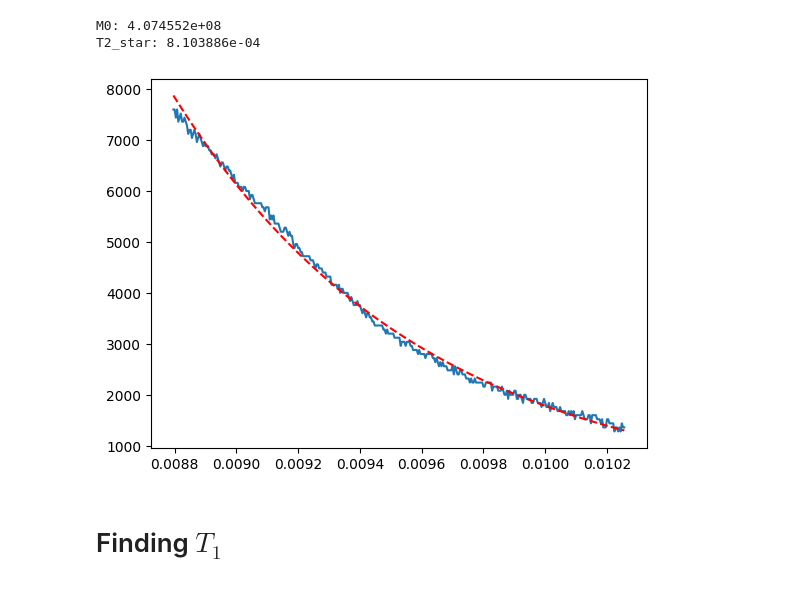
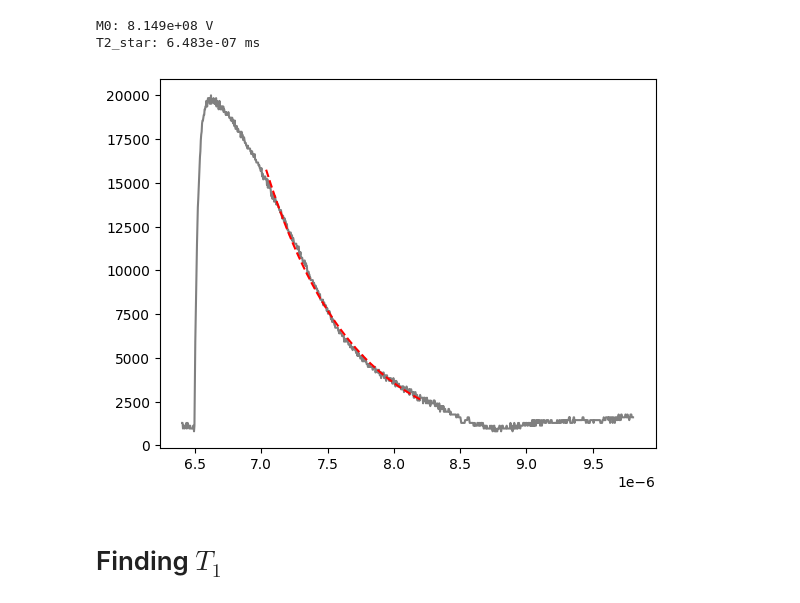
Before and after one commit to benjaminorthner/quantumlab, a Jupyter notebook: nmr/nmr.ipynb, the cells around one changed output. Drawn from its saved outputs; the diff is of its cells as text; code cells hidden in the pictures.

Commit message:
fixed some units

```diff
--- a/nmr/nmr.ipynb
+++ b/nmr/nmr.ipynb
@@ -11,31 +7,39 @@ dataframe = dataframe.astype(float)
 # %%
+dataframe = read_csv("T2_stern_01.csv", names=["Tau","Volt"])
+dataframe.drop(dataframe.index[[0,1,2]], inplace=True)
+dataframe = dataframe.astype(float)
+
 data = dataframe.values
-x, y = data[:, 0], data[:, 1]
+x, y = data[2000:-1000, 0], data[2000:-1000, 1]
+
+# adjust units
+x *= 8e8 * 1e-12
+y *= 2e6 * 1e-6
 
 # Trim out noise and start from max + trim_front
 trim_front = 130
-trim_back = 1500
+trim_back = 500
 
 maxindex = np.where(y == max(y))[0][0]
-x, y = x[maxindex+trim_front:-trim_back], y[maxindex+trim_front:-trim_back]
+x_trim, y_trim = x[maxindex+trim_front:-trim_back], y[maxindex+trim_front:-trim_back]
 
 # define the true function
 def T2_function(t, M0, T2_star):
 	return M0 * np.exp(-t / T2_star)
 
 # Do the fit
-initialguess = 1e7, 0.001
-(M0, T2_star ), _ = curve_fit(T2_function, x, y, initialguess)
+initialguess = 1e7 *2 , 0.001 * (8e8 * 1e-12)
+(M0, T2_star ), _ = curve_fit(T2_function, x_trim, y_trim, initialguess)
 
 # Plot result
-x_fit_line = np.linspace(min(x), max(x), num=1000)
+x_fit_line = np.linspace(min(x_trim), max(x_trim), num=1000)
 y_fit_line = T2_function(x_fit_line, M0, T2_star)
-plt.plot(x,y)
+plt.plot(x,y, c='gray')
 plt.plot(x_fit_line, y_fit_line, '--', c='red')
-print(f"M0: {M0:e}\nT2_star: {T2_star:e}")
+print(f"M0: {M0:.3e} V\nT2_star: {T2_star:.3e} ms")
 # %% [output]
-M0: 4.074552e+08
-T2_star: 8.103886e-04
+M0: 8.149e+08 V
+T2_star: 6.483e-07 ms
-[figure, old version]
+[figure, new version]
 # %% [markdown]
 # Finding $T_1$
```
Also changed, not shown: parts of 5 cells of this notebook.
